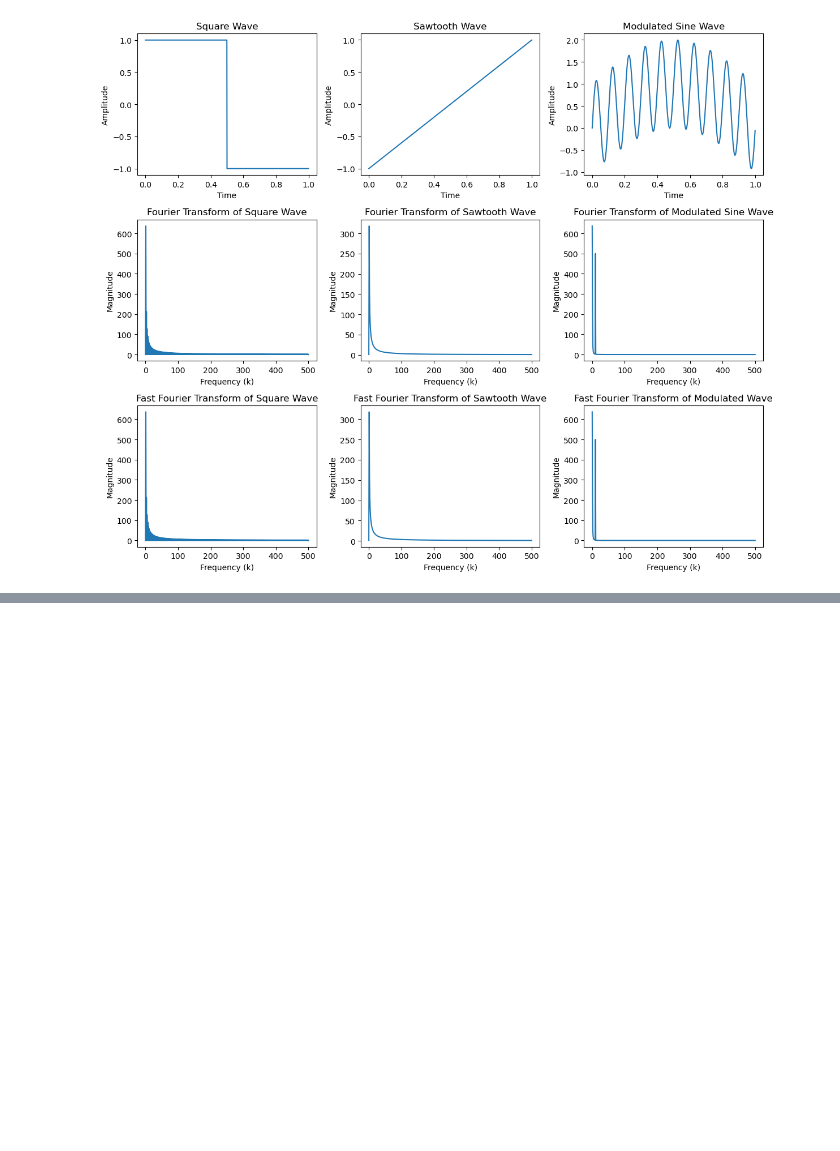
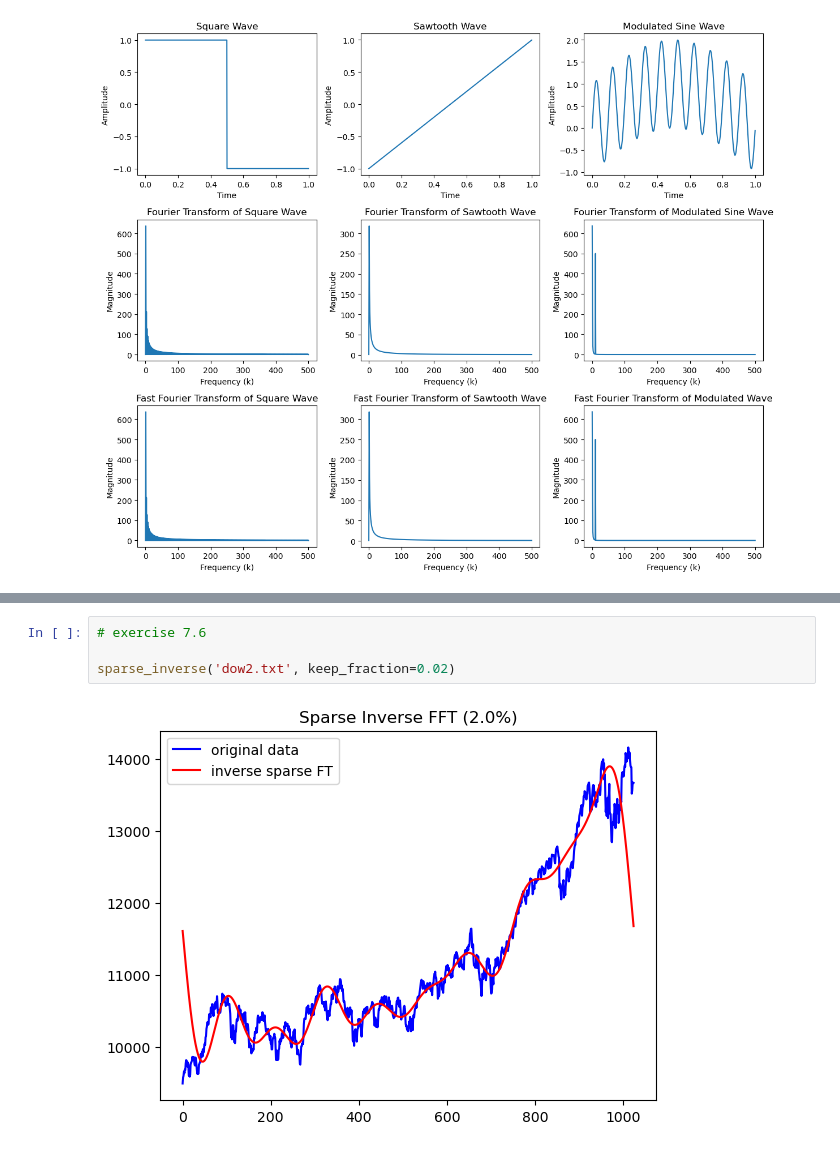
Before and after one commit to jamesobaldwin/CUNY_coursework, a Jupyter notebook: CM/code/CM_practice_code.ipynb, the cells around one changed output, grey strips where cells are left out. Drawn from its saved outputs; the diff is of its cells as text; blank space fills up the shorter version.

```diff
--- a/CM/code/CM_practice_code.ipynb
+++ b/CM/code/CM_practice_code.ipynb
@@ -739,0 +820,6 @@ plt.show()
+# %%
+# exercise 7.6
+
+sparse_inverse('dow2.txt', keep_fraction=0.02)
+# %% [output]
+[figure, added]
```
Also changed, not shown: parts of 8 cells of this notebook, 5 other files.
